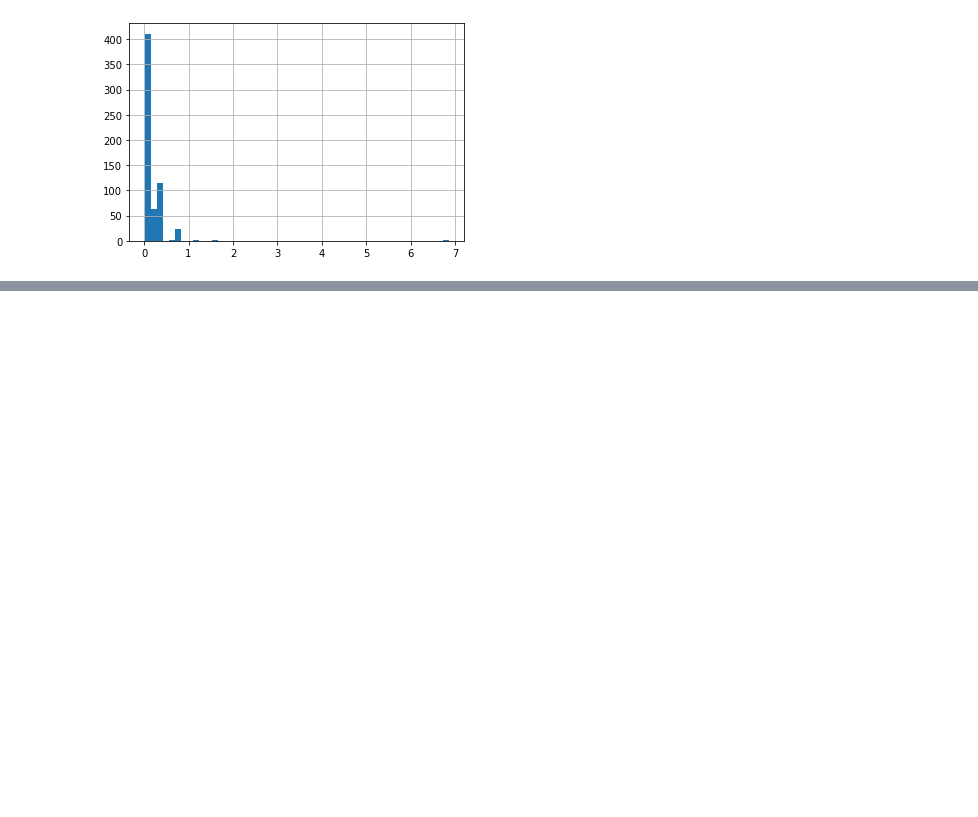
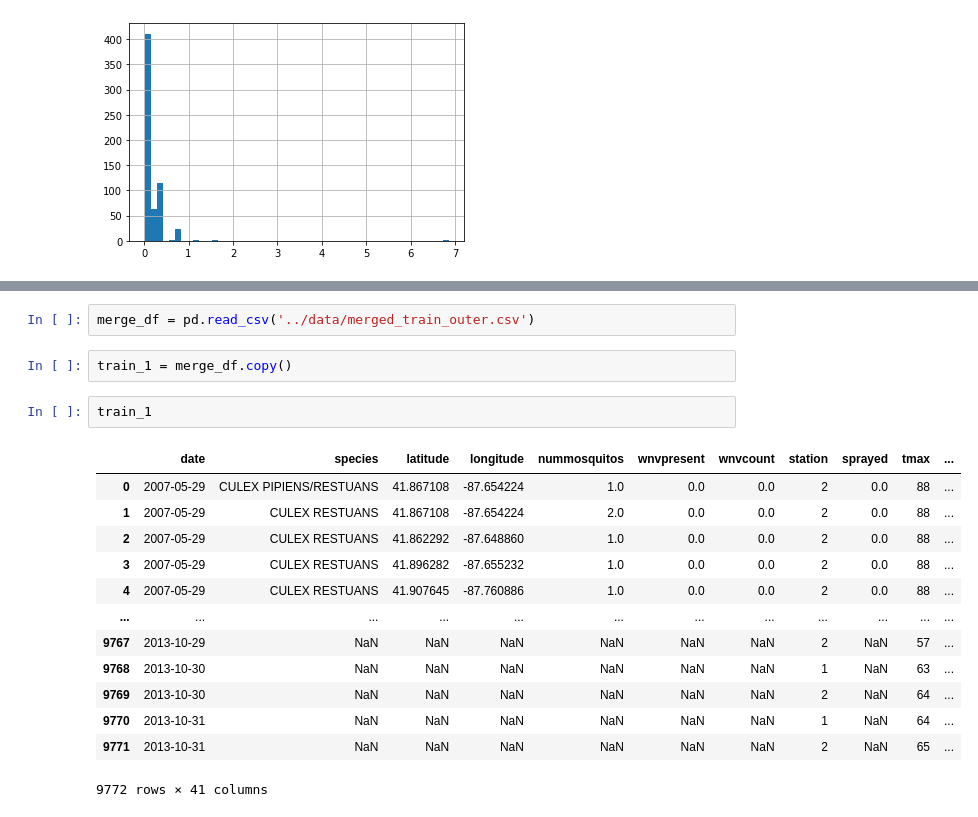
Before and after one commit to msamhz/GA-Project_4, a Jupyter notebook: code/test_data.ipynb, the cells around one changed output, grey strips where cells are left out. Saved outputs shown, nothing was run; the diff lists cells and outputs as text; blank space fills up the shorter version.

```diff
--- a/code/test_data.ipynb
+++ b/code/test_data.ipynb
@@ -809,0 +890,20 @@ t1
+# %%
+merge_df = pd.read_csv('../data/merged_train_outer.csv')
+# %%
+train_1 = merge_df.copy()
+# %%
+train_1
+# %% [output]
+|  | date | species | latitude | longitude | nummosquitos | wnvpresent | wnvcount | station | sprayed | tmax | ... |
+| 0 | 2007-05-29 | CULEX PIPIENS/RESTUANS | 41.867108 | -87.654224 | 1.0 | 0.0 | 0.0 | 2 | 0.0 | 88 | ... |
+| 1 | 2007-05-29 | CULEX RESTUANS | 41.867108 | -87.654224 | 2.0 | 0.0 | 0.0 | 2 | 0.0 | 88 | ... |
+| 2 | 2007-05-29 | CULEX RESTUANS | 41.862292 | -87.648860 | 1.0 | 0.0 | 0.0 | 2 | 0.0 | 88 | ... |
+| 3 | 2007-05-29 | CULEX RESTUANS | 41.896282 | -87.655232 | 1.0 | 0.0 | 0.0 | 2 | 0.0 | 88 | ... |
+| 4 | 2007-05-29 | CULEX RESTUANS | 41.907645 | -87.760886 | 1.0 | 0.0 | 0.0 | 2 | 0.0 | 88 | ... |
+| ... | ... | ... | ... | ... | ... | ... | ... | ... | ... | ... | ... |
+| 9767 | 2013-10-29 | NaN | NaN | NaN | NaN | NaN | NaN | 2 | NaN | 57 | ... |
+| 9768 | 2013-10-30 | NaN | NaN | NaN | NaN | NaN | NaN | 1 | NaN | 63 | ... |
+| 9769 | 2013-10-30 | NaN | NaN | NaN | NaN | NaN | NaN | 2 | NaN | 64 | ... |
+| 9770 | 2013-10-31 | NaN | NaN | NaN | NaN | NaN | NaN | 1 | NaN | 64 | ... |
+| 9771 | 2013-10-31 | NaN | NaN | NaN | NaN | NaN | NaN | 2 | NaN | 65 | ... |
+9772 rows × 41 columns
```
Also changed, not shown: parts of 25 cells of this notebook, 1 other file.
